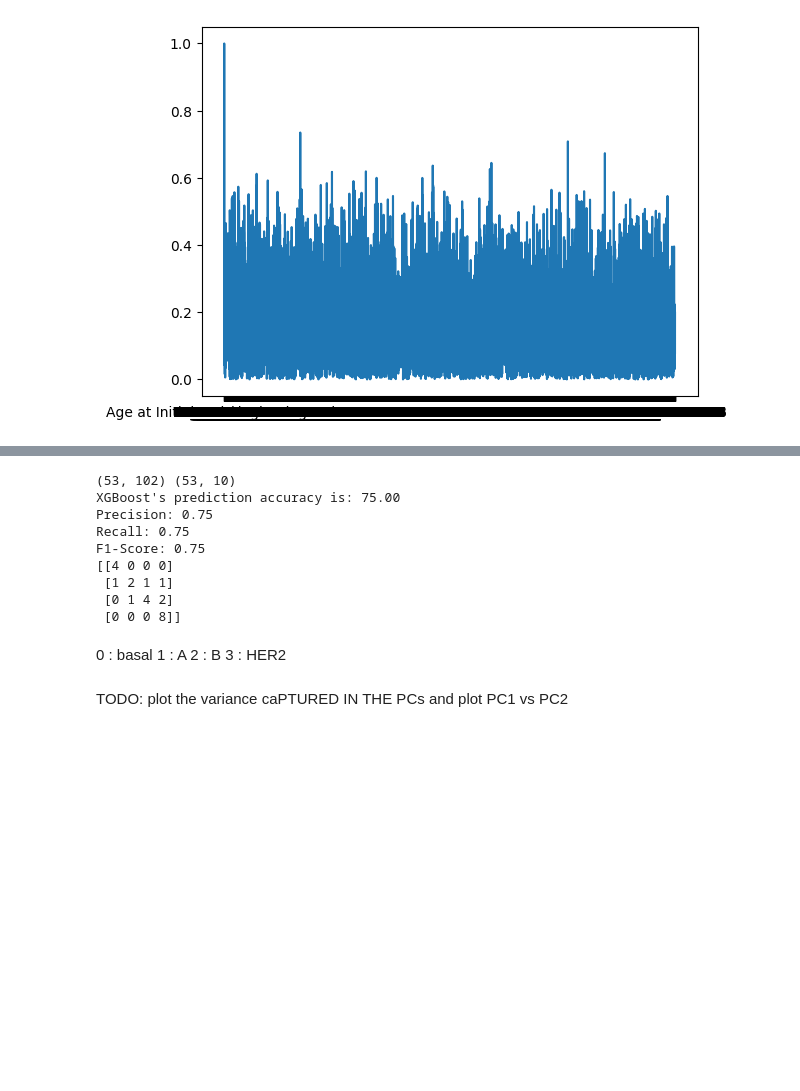
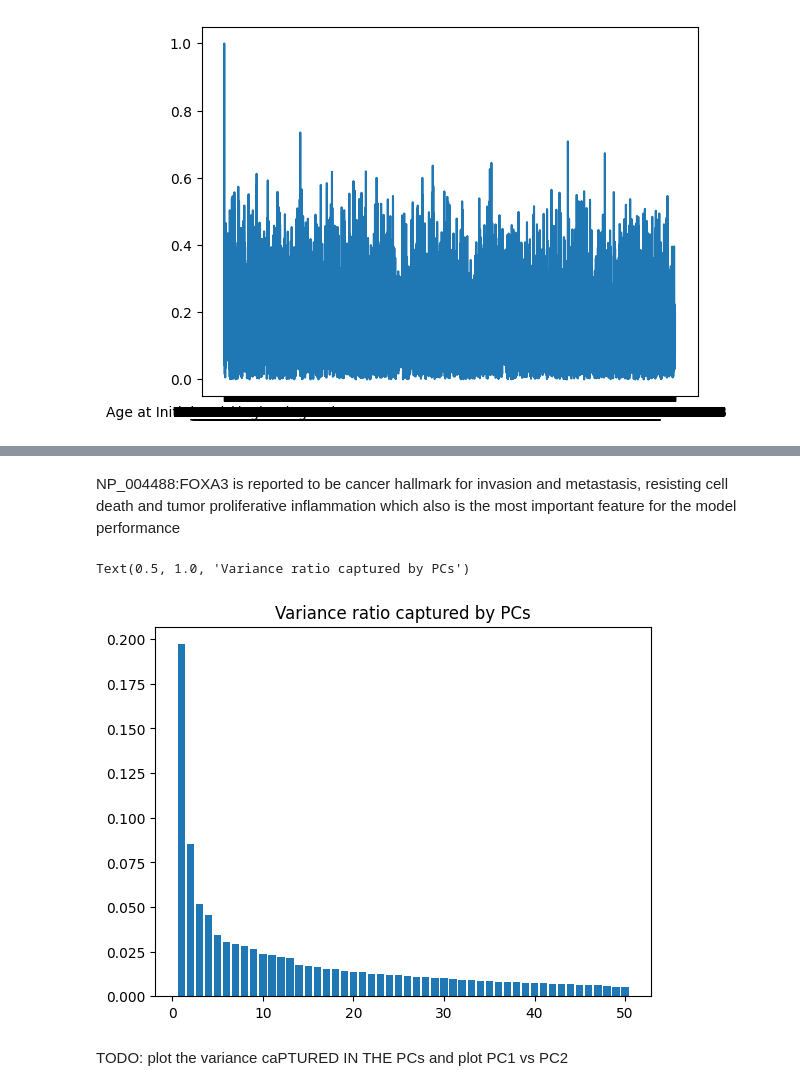
Before and after one commit to SHASANKsp/IDA-BRCA, a Jupyter notebook: proteome/PAM50 mRNA_Tumor-stage.ipynb, the cells around one changed output, grey strips where cells are left out. Cells and saved outputs as stored; diff of their text form; code cells hidden in the pictures; blank space fills up the shorter version.

```diff
--- a/proteome/PAM50 mRNA_Tumor-stage.ipynb
+++ b/proteome/PAM50 mRNA_Tumor-stage.ipynb
@@ -91,37 +99,18 @@ Name: PAM50 mRNA, dtype: int64
+# %% [markdown]
+NP_004488:FOXA3 is reported to be cancer hallmark for invasion and metastasis, resisting cell death and tumor proliferative inflammation which also is the most important feature for the model performance
 # %%
-pca = PCA(n_components=10,random_state=42)
+pca = PCA(n_components=50,random_state=42)
 r = pca.fit_transform(X = X_train.values)
-X_train_pca = pd.DataFrame(pca.transform(X_train.values))
-print(X_train.shape, X_train_pca.shape)
-
-xgb = XGBClassifier(n_estimators=100)
-xgb.fit(X_train_pca, y_train)
-
-X_test_pca = pca.transform(X_test)
-
-preds = xgb.predict(X_test_pca)
-acc_xgb = (preds == y_test).sum().astype(float) / len(preds)*100
-
-print("XGBoost's prediction accuracy is: %3.2f" % (acc_xgb))
-print("Precision:", precision_score(y_test, preds, average='micro'))
-print("Recall:",recall_score(y_test, preds, average='micro'))
-print("F1-Score:", f1_score(y_test, preds, average='micro'))
-print(confusion_matrix(y_test, preds))
-# %% [output]
-(53, 102) (53, 10)
-XGBoost's prediction accuracy is: 75.00
-Precision: 0.75
-Recall: 0.75
-F1-Score: 0.75
-[[4 0 0 0]
- [1 2 1 1]
- [0 1 4 2]
- [0 0 0 8]]
-# %% [markdown]
-0 : basal
-1 : A
-2 : B
-3 : HER2
+# %%
+component_weights = pca.components_
+ex_var = pca.explained_variance_
+ex_ratio = pca.explained_variance_ratio_
+# %%
+plt.bar(list(range(1,51)),ex_ratio)
+plt.title("Variance ratio captured by PCs")
+# %% [output]
+Text(0.5, 1.0, 'Variance ratio captured by PCs')
+[figure, added]
 # %% [markdown]
 TODO: plot the variance caPTURED IN THE PCs and plot PC1 vs PC2
 # %%
```
Also changed, not shown: parts of 17 cells of this notebook, 2 other files.
